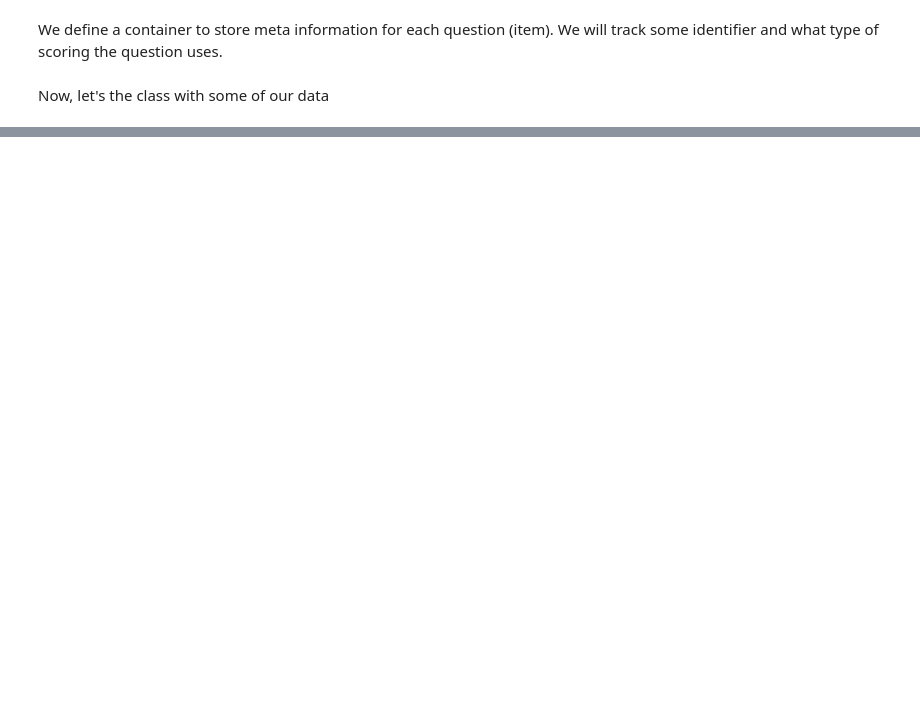
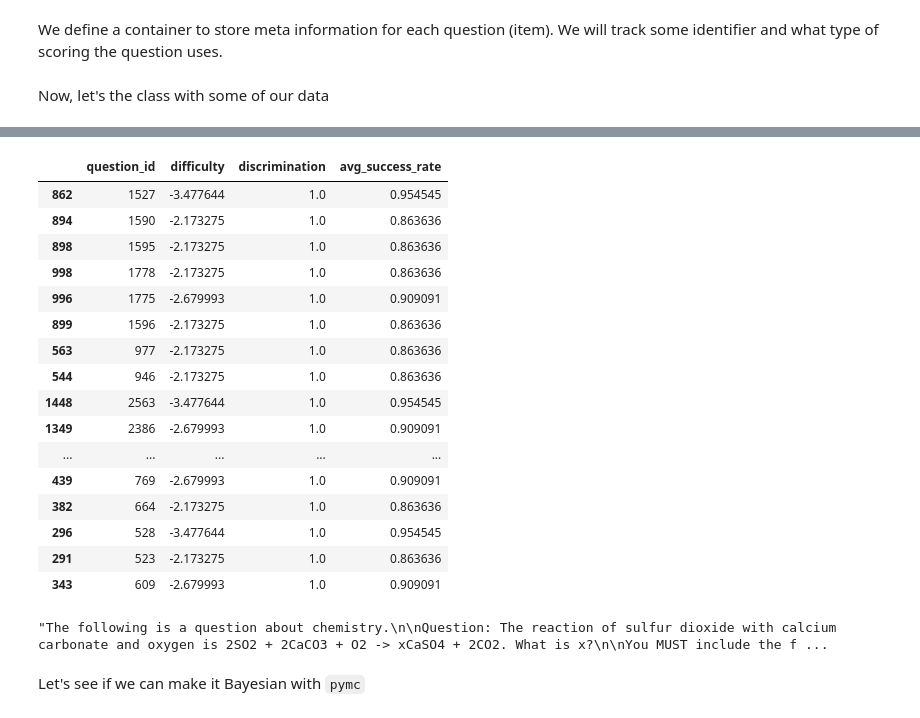
Before and after one commit to lamalab-org/irt-on-bench, a Jupyter notebook: nbs/irt.ipynb, the cells around one changed output, grey strips where cells are left out. Saved outputs shown, nothing was run; the diff lists cells and outputs as text; code cells hidden in the pictures; blank space fills up the shorter version.

Commit message:
testing bayesian flavor for comparison

```diff
--- a/nbs/irt.ipynb
+++ b/nbs/irt.ipynb
@@ -237,0 +370,26 @@ import nbdev; nbdev.nbdev_export()
+# %%
+influential_analysis_results['influential_questions'][influential_analysis_results['influential_questions']['difficulty']<0]
+# %% [output]
+|  | question_id | difficulty | discrimination | avg_success_rate |
+| 862 | 1527 | -3.477644 | 1.0 | 0.954545 |
+| 894 | 1590 | -2.173275 | 1.0 | 0.863636 |
+| 898 | 1595 | -2.173275 | 1.0 | 0.863636 |
+| 998 | 1778 | -2.173275 | 1.0 | 0.863636 |
+| 996 | 1775 | -2.679993 | 1.0 | 0.909091 |
+| 899 | 1596 | -2.173275 | 1.0 | 0.863636 |
+| 563 | 977 | -2.173275 | 1.0 | 0.863636 |
+| 544 | 946 | -2.173275 | 1.0 | 0.863636 |
+| 1448 | 2563 | -3.477644 | 1.0 | 0.954545 |
+| 1349 | 2386 | -2.679993 | 1.0 | 0.909091 |
+| ... | ... | ... | ... | ... |
+| 439 | 769 | -2.679993 | 1.0 | 0.909091 |
+| 382 | 664 | -2.173275 | 1.0 | 0.863636 |
+| 296 | 528 | -3.477644 | 1.0 | 0.954545 |
+| 291 | 523 | -2.173275 | 1.0 | 0.863636 |
+| 343 | 609 | -2.679993 | 1.0 | 0.909091 |
+# %%
+model_score_dicts['overall']['GPT-4'].iloc[1590]['prompt_0']
+# %% [output]
+"The following is a question about chemistry.\n\nQuestion: The reaction of sulfur dioxide with calcium carbonate and oxygen is 2SO2 + 2CaCO3 + O2 -> xCaSO4 + 2CO2. What is x?\n\nYou MUST include the f ...
+# %% [markdown]
+Let's see if we can make it Bayesian with `pymc`
```
Also changed, not shown: parts of 15 cells of this notebook, 2 other files.
